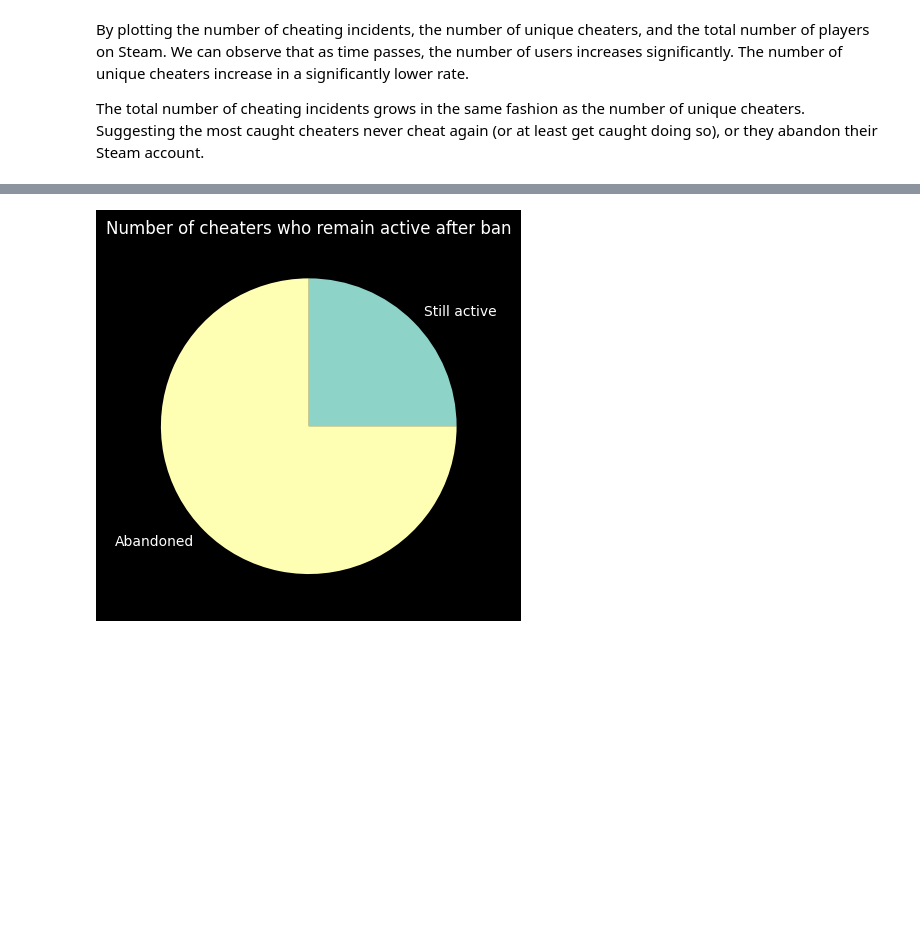
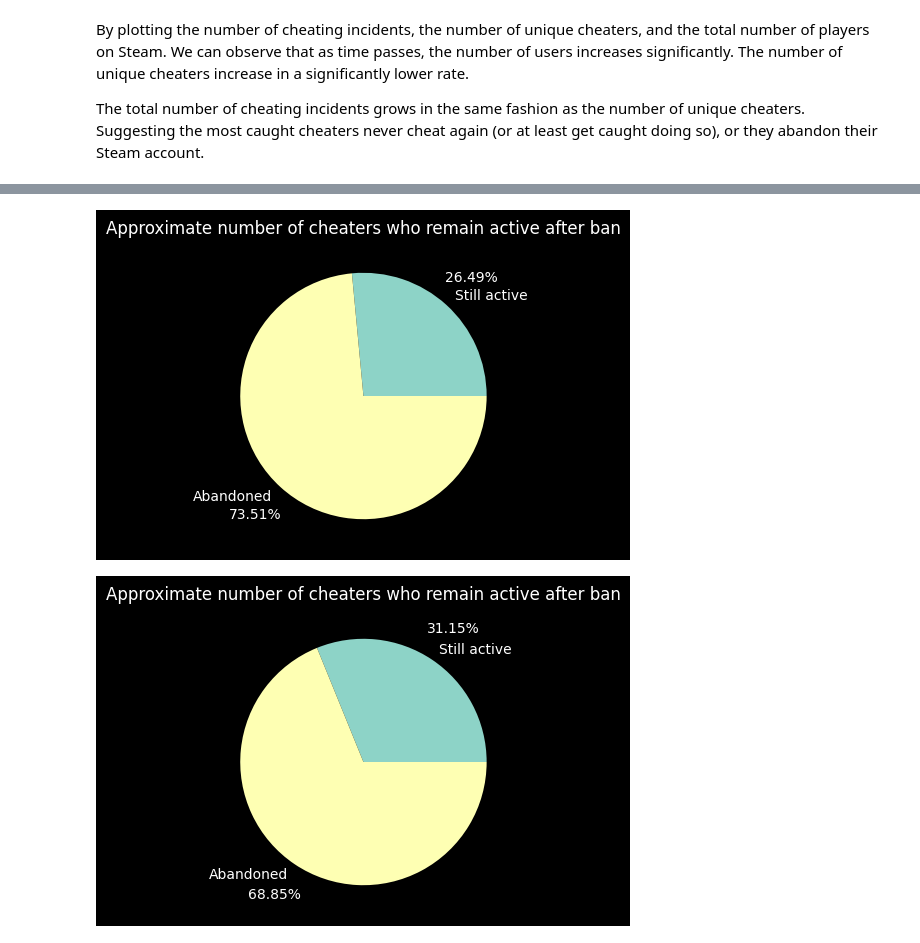
Before and after one commit to Aryyt/steam_cheater_network_analysis, a Jupyter notebook: BloomsWorkspace.ipynb, the cells around one changed output, grey strips where cells are left out. Drawn from its saved outputs; the diff is of its cells as text; code cells hidden in the pictures; blank space fills up the shorter version.

```diff
--- a/BloomsWorkspace.ipynb
+++ b/BloomsWorkspace.ipynb
@@ -60,0 +96,17 @@ data:DataFrame = fullData.loc[
+# %%
+def determineFriendListPrivacy(x: Entry):
+    # We see the friendlist, it is public
+    if len(x["friendsList"]) > 0:
+        return True
+
+    # We see that other friends are friends with this user, despite the list being empty
+    # (Friendships are bidirectional on steam)
+    if len(x["augmentedFriends"]) > 0:
+        return False
+
+    # Assume the default visibility is public
+    # No discrepancies between actual friendlist and inferred friendslist
+    return True
+
+
+data["isFriendsListPublic"] = data.apply(determineFriendListPrivacy, axis=1)
@@ -154,7 +208,7 @@ One can notice that for cheaters, we actually generate one extra ban instance. T
 data["synthesizedTimes"] = data.apply(synthesizeEventTimes, axis=1)
 
 # Try to get the existience
-def getLatestTime(x :dict[str, Any]):
+def getLatestTime(x : Entry):
     latestBanTime = x["LastBanTime"]
     if not isnan(latestBanTime):
         return latestBanTime
@@ -174,7 +228,7 @@ validTimeMax = np.max(latestTime)
 validTimeMin = np.min(earliestTime)
 validTimeRange = validTimeMax - validTimeMin
 
-def populateCreationTimes(x : dict[str, Any]):
+def populateCreationTimes(x : Entry):
     timecreated = x["timecreated"]
 
     # We already have the information we need
@@ -259,34 +324,50 @@ The total number of cheating incidents grows in the same fashion as the number o
 # %%
 from pandas import isnull
 
 
 cheaters = data.loc[(data["NumberOfVACBans"] + data["NumberOfGameBans"]) > 0, :]
+innocents = data.loc[(data["NumberOfVACBans"] + data["NumberOfGameBans"]) == 0, :]
 
 
-def isActive(x: dict[str, Any]):
+def isActive(x: Entry):
+    if(x["personastate"] > 0):
+        return True
+
     if x["NumberOfVACBans"] + x["NumberOfGameBans"] > 1:
         return True
 
     if not pandas.isnull(x["gameid"]) :
         return True
 
     recentlyPlayed: dict[str, Any] = x["recentlyPlayed"]
 
     activity =  recentlyPlayed.get("total_count", 0) > 0
 
 
     return activity
 
 
 numberOfCheaters = len(cheaters)
+numberOfInnocents = len(data) - numberOfCheaters
+
 activeCheaters= cheaters.apply(isActive, axis=1)
+activeInnocents = innocents.apply(isActive, axis=1)
 
 numberOfActiveCheaters : int = activeCheaters.values.sum() # type:ignore
 numberOfInactiveCheaters : int = numberOfCheaters - numberOfActiveCheaters
 
+numberOfActiveInnocents = activeInnocents.values.sum() #type:ignore
+numberOfInactiveInnocents = numberOfInnocents - numberOfActiveInnocents
 
-plt.pie([numberOfActiveCheaters, numberOfInactiveCheaters], labels=["Still active", "Abandoned"])
-plt.title("Number of cheaters who remain active after ban")
+plt.figure(figsize=(5,4))
+plt.pie([numberOfActiveCheaters, numberOfInactiveCheaters], labels=["Still active", "Abandoned"], autopct="%.2f%%", pctdistance=1.3)
+plt.title("Approximate number of cheaters who remain active after ban")
 plt.show()
+
+plt.figure(figsize=(5,4))
+plt.pie([numberOfActiveInnocents, numberOfInactiveInnocents], labels=["Still active", "Abandoned"], autopct="%.2f%%", pctdistance=1.3)
+plt.title("Approximate number of cheaters who remain active after ban")
+plt.show()
 # %% [output]
-[figure, old version]
+[figure, new version]
+[figure, added]
```
Also changed, not shown: parts of 12 cells of this notebook.
